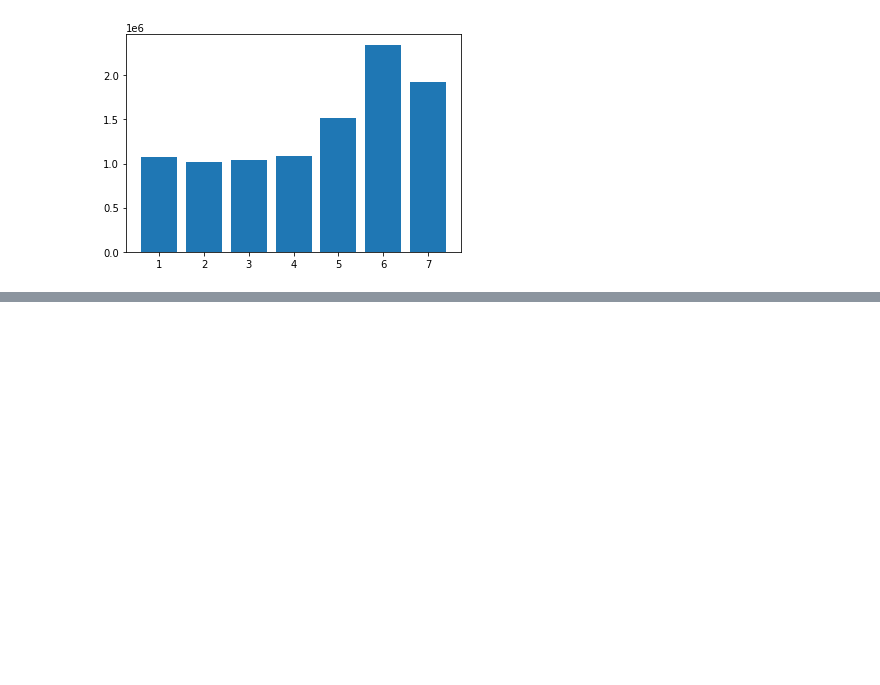
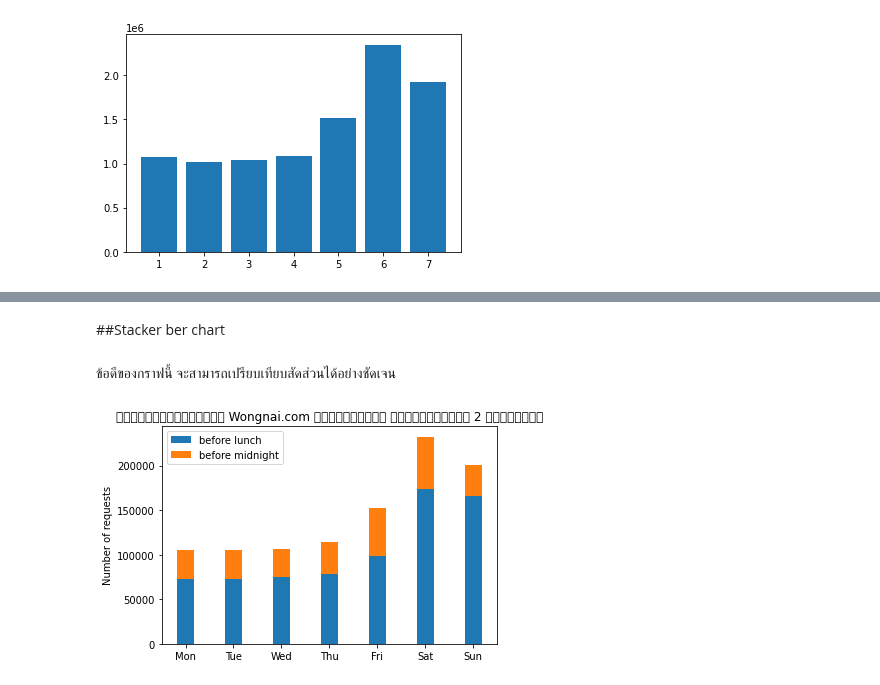
Before and after one commit to Kggzzz/data_viz, a Jupyter notebook: Visualize_Data_Comparison.ipynb, the cells around one changed output, grey strips where cells are left out. Drawn from its saved outputs; the diff is of its cells as text; code cells hidden in the pictures; blank space fills up the shorter version.

```diff
--- a/Visualize_Data_Comparison.ipynb
+++ b/Visualize_Data_Comparison.ipynb
@@ -79,0 +149,22 @@ plt.bar([1,2,3,4,5,6,7],[Mon2.iloc[2],Tues2.iloc[2],Wed2.iloc[2],Thurs2.iloc[2],
+# %% [markdown]
+##Stacker ber chart
+# %% [markdown]
+ข้อดีของกราฟนี้ จะสามารถเปรียบเทียบสัดส่วนได้อย่างชัดเจน
+# %%
+import matplotlib.pyplot as plt
+
+width = 0.35       # the width of the bars: can also be len(x) sequence
+
+fig, ax = plt.subplots()
+
+ax.bar(labels, b4lunch, width, label='before lunch')
+ax.bar(labels, b4midnight, width, bottom=b4lunch, label='before midnight')
+#bottom คือเรากำหนดได้ว่ากราฟอีค่าข้อมูล จะเริ่มจากตรงไหนของข้อมูลเก่า
+
+ax.set_ylabel('Number of requests')
+ax.set_title('ปริมาณคนเข้าใช้ Wongnai.com ในแต่ละวัน เปรียบเทียบ 2 ช่วงเวลา')
+ax.legend()
+
+plt.show()
+# %% [output]
+[figure, added]
```
Also changed, not shown: parts of 11 cells of this notebook.
